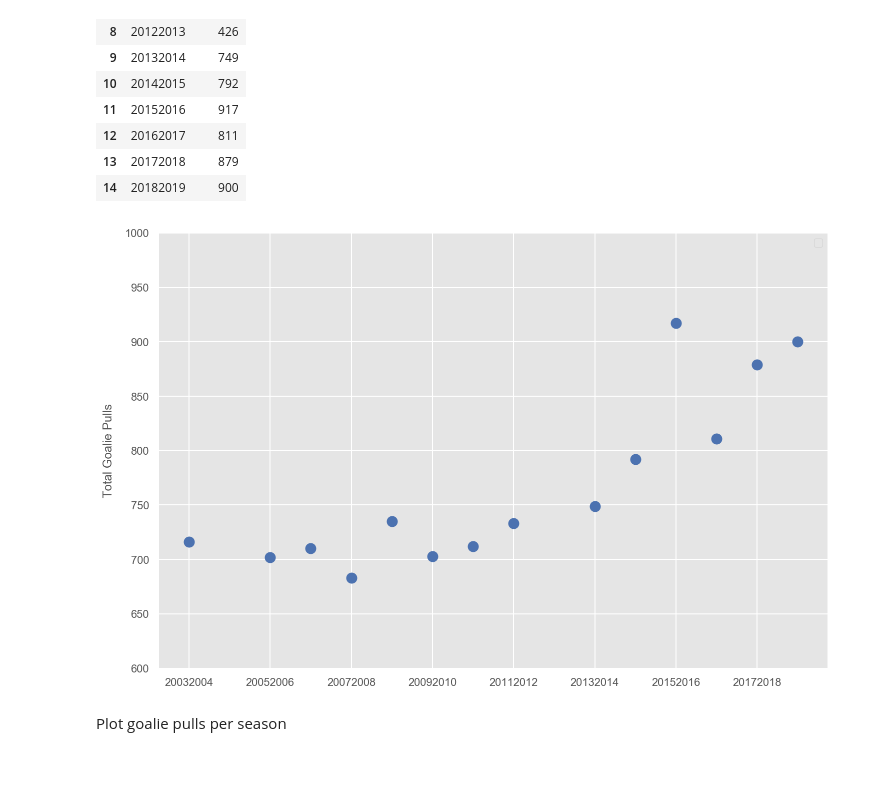
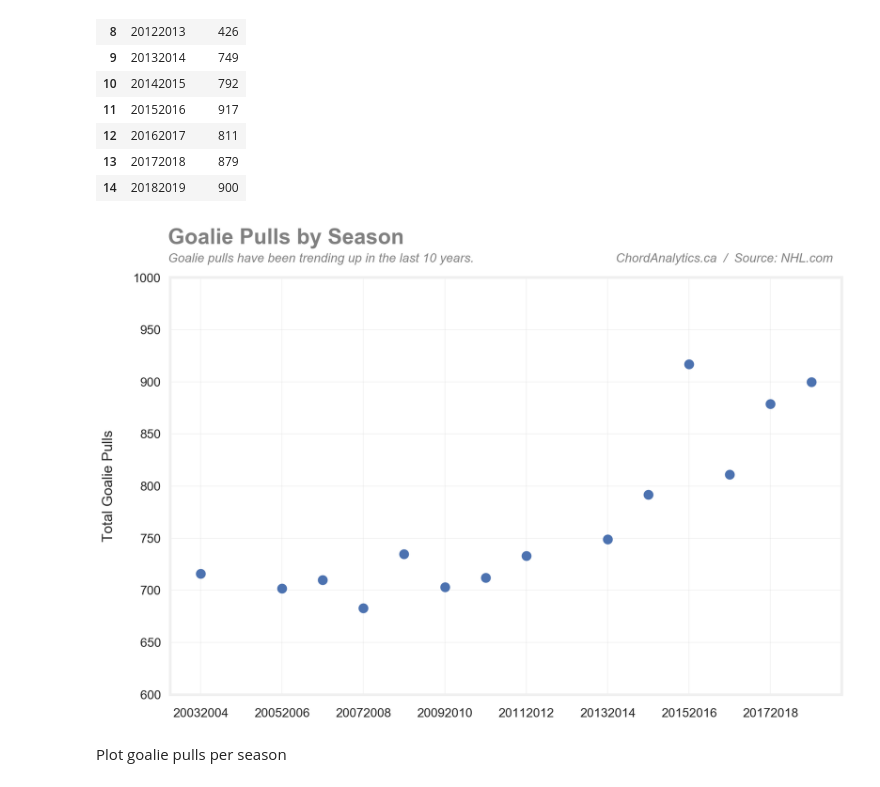
Before and after one commit to zazencodes/nhl-goalie-pull-optimization, a Jupyter notebook: notebooks/src/3_exploratory_analysis_2003-2019.ipynb, the cells around one changed output. Drawn from its saved outputs; the diff is of its cells as text; code cells hidden in the pictures.

Commit message:
Added titles and descriptions to charts

```diff
--- a/notebooks/src/3_exploratory_analysis_2003-2019.ipynb
+++ b/notebooks/src/3_exploratory_analysis_2003-2019.ipynb
@@ -35,8 +35,18 @@ import seaborn as sns
 %config InlineBackend.figure_format='retina'
 sns.set() # Revert to matplotlib defaults
 plt.rcParams['figure.figsize'] = (12, 8)
-plt.rcParams['axes.labelpad'] = 10
-plt.style.use('ggplot')
+plt.style.use('fivethirtyeight')
+plt.rcParams['grid.alpha'] = 0.2
+plt.rcParams['axes.labelpad'] = 20
+plt.rcParams['ytick.labelsize'] = 14
+plt.rcParams['xtick.labelsize'] = 14
+plt.rcParams['axes.labelsize'] = 16
+plt.rcParams['axes.facecolor'] = 'white'
+plt.rcParams['figure.facecolor'] = 'white'
+plt.rcParams['xtick.major.pad'] = 15
+plt.rcParams['xtick.minor.pad'] = 15
+plt.rcParams['ytick.major.pad'] = 10
+plt.rcParams['ytick.minor.pad'] = 10
 
 def savefig(name):
     plt.savefig(f'../../figures/{name}.png', bbox_inches='tight', dpi=300)
@@ -237,27 +257,40 @@ df.groupby('season').size().sort_index(ascending=True).rename('counts').reset_in
 # %%
 fig, ax = plt.subplots()
 
 # Calculate number of pulls per season
 s = df.groupby('season').size().sort_index(ascending=True).rename('counts').reset_index()
 
 # Add data for the missing season
 s = (s.append({'season': '20042005', 'counts': 0}, ignore_index=True)
     .sort_values('season', ascending=True).reset_index(drop=True))
 
 s.plot(marker='o', lw=0, ax=ax, color='b', ms=10)
 ax.set_ylim(600, 1000)
 plt.legend([])
 plt.ylabel('Total Goalie Pulls')
 
 # Assign tick names
 label_map = {str(i): s for i, s in enumerate(s.season.tolist())}
 fig.canvas.draw()
 labels = [lab.get_text() for lab in ax.get_xticklabels()]
 ax.set_xticklabels([label_map.get(lab, '') for lab in labels])
 
+plt.text(x=-0.8, y=1032,
+    s='Goalie Pulls by Season',
+    fontsize=24, color='grey', weight='bold')
+
+plt.text(x=-0.8, y=1015,
+    s='Goalie pulls have been trending up in the last 10 years.',
+    fontsize=14, color='grey', style='italic')
+
+plt.text(x=10.2, y=1015,
+    s='ChordAnalytics.ca  /  Source: NHL.com',
+    fontsize=14, color='grey', style='italic')
+
+
 savefig('goalie_pulls_by_season')
 # %% [output]
-[figure, old version]
+[figure, new version]
 # %% [markdown]
 Plot goalie pulls per season
 # %%
```
Also changed, not shown: parts of 10 cells of this notebook, 25 other files.
